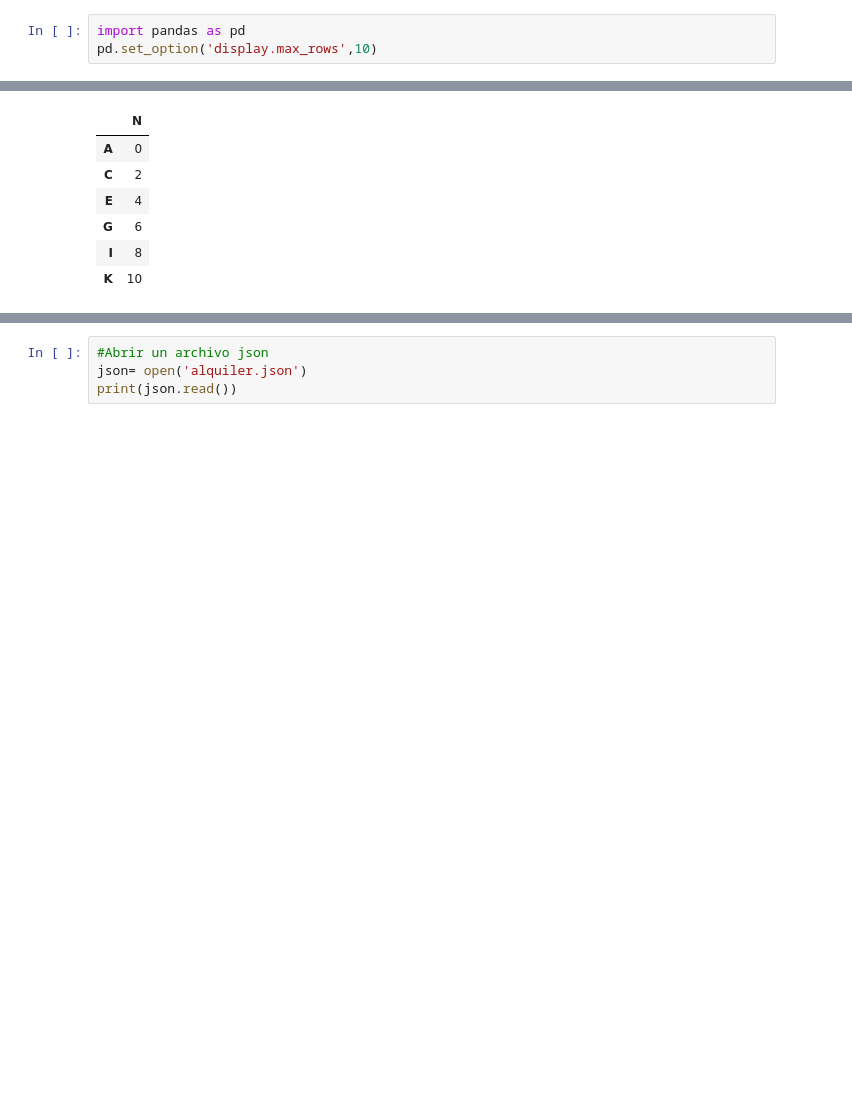
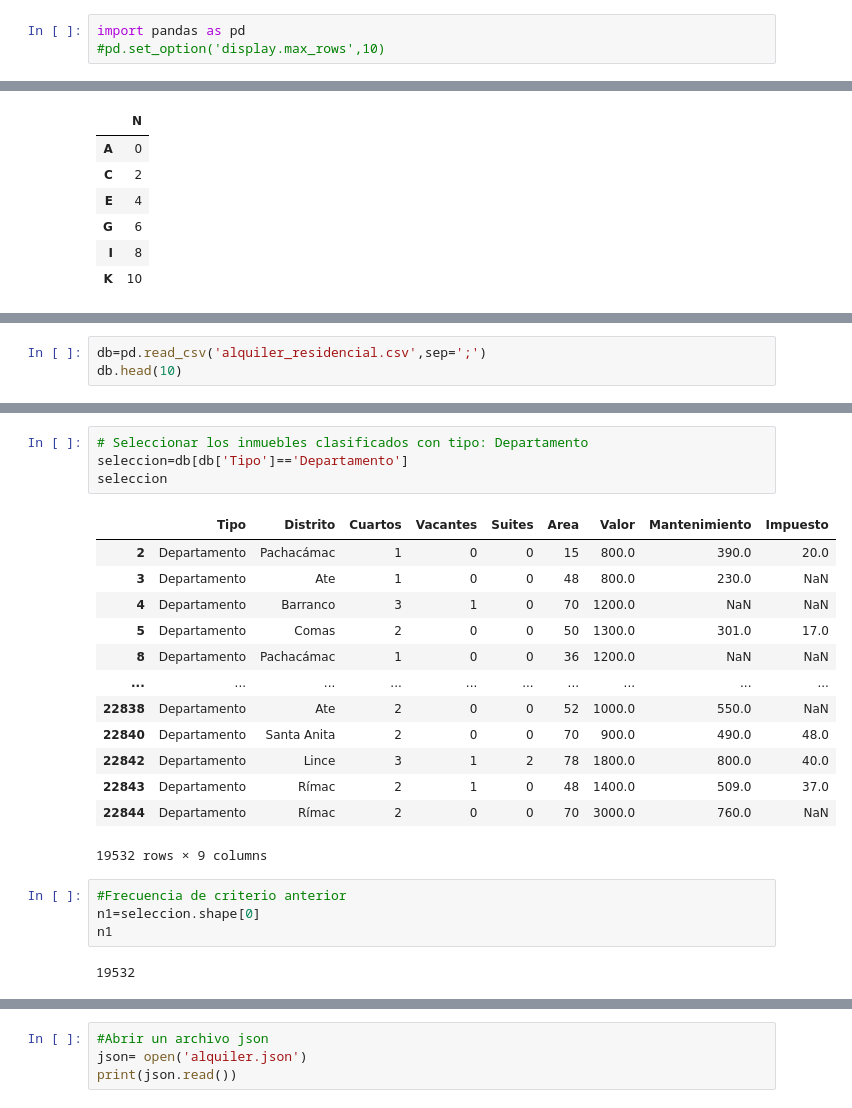
Before and after one commit to SABRIS13/Introduction-to-Data-Science, a Jupyter notebook: Repaso_Pandas_2.ipynb, the cells around one changed output, grey strips where cells are left out. Cells and saved outputs as stored; diff of their text form; blank space fills up the shorter version.

```diff
--- a/Repaso_Pandas_2.ipynb
+++ b/Repaso_Pandas_2.ipynb
@@ -8,7 +10,7 @@
 # 1. Importando librería
 # %%
 import pandas as pd
-pd.set_option('display.max_rows',10)
+#pd.set_option('display.max_rows',10)
 # %% [markdown]
 # 2. Carga de la base de datos
 # %%
@@ -389,0 +415,3 @@ df
+# %%
+db=pd.read_csv('alquiler_residencial.csv',sep=';')
+db.head(10)
@@ -389,0 +430,24 @@ df
+# %%
+# Seleccionar los inmuebles clasificados con tipo: Departamento
+seleccion=db[db['Tipo']=='Departamento']
+seleccion
+# %% [output]
+|  | Tipo | Distrito | Cuartos | Vacantes | Suites | Area | Valor | Mantenimiento | Impuesto |
+| 2 | Departamento | Pachacámac | 1 | 0 | 0 | 15 | 800.0 | 390.0 | 20.0 |
+| 3 | Departamento | Ate | 1 | 0 | 0 | 48 | 800.0 | 230.0 | NaN |
+| 4 | Departamento | Barranco | 3 | 1 | 0 | 70 | 1200.0 | NaN | NaN |
+| 5 | Departamento | Comas | 2 | 0 | 0 | 50 | 1300.0 | 301.0 | 17.0 |
+| 8 | Departamento | Pachacámac | 1 | 0 | 0 | 36 | 1200.0 | NaN | NaN |
+| ... | ... | ... | ... | ... | ... | ... | ... | ... | ... |
+| 22838 | Departamento | Ate | 2 | 0 | 0 | 52 | 1000.0 | 550.0 | NaN |
+| 22840 | Departamento | Santa Anita | 2 | 0 | 0 | 70 | 900.0 | 490.0 | 48.0 |
+| 22842 | Departamento | Lince | 3 | 1 | 2 | 78 | 1800.0 | 800.0 | 40.0 |
+| 22843 | Departamento | Rímac | 2 | 1 | 0 | 48 | 1400.0 | 509.0 | 37.0 |
+| 22844 | Departamento | Rímac | 2 | 0 | 0 | 70 | 3000.0 | 760.0 | NaN |
+19532 rows × 9 columns
+# %%
+#Frecuencia de criterio anterior
+n1=seleccion.shape[0]
+n1
+# %% [output]
+19532
```
Also changed, not shown: parts of 48 cells of this notebook.
